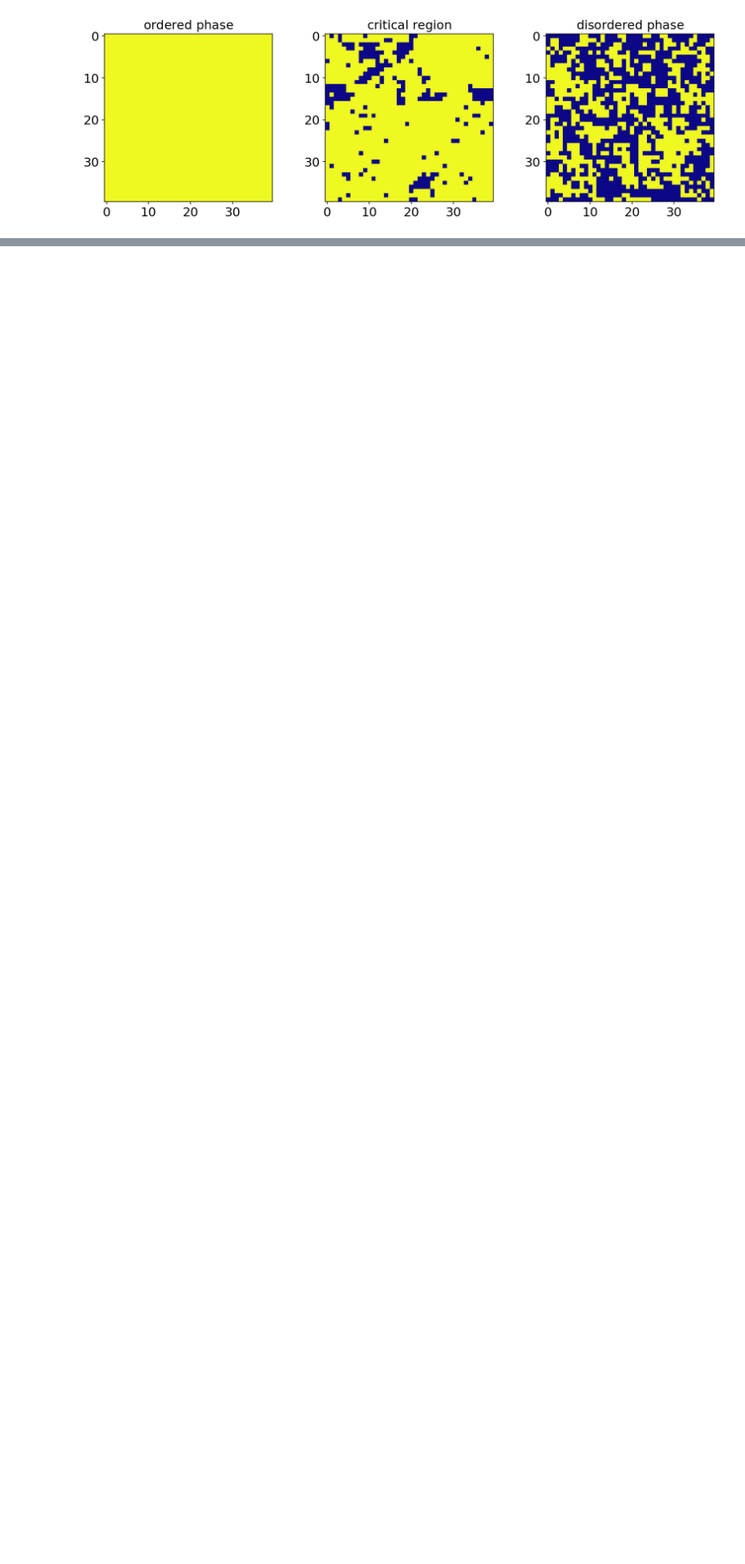
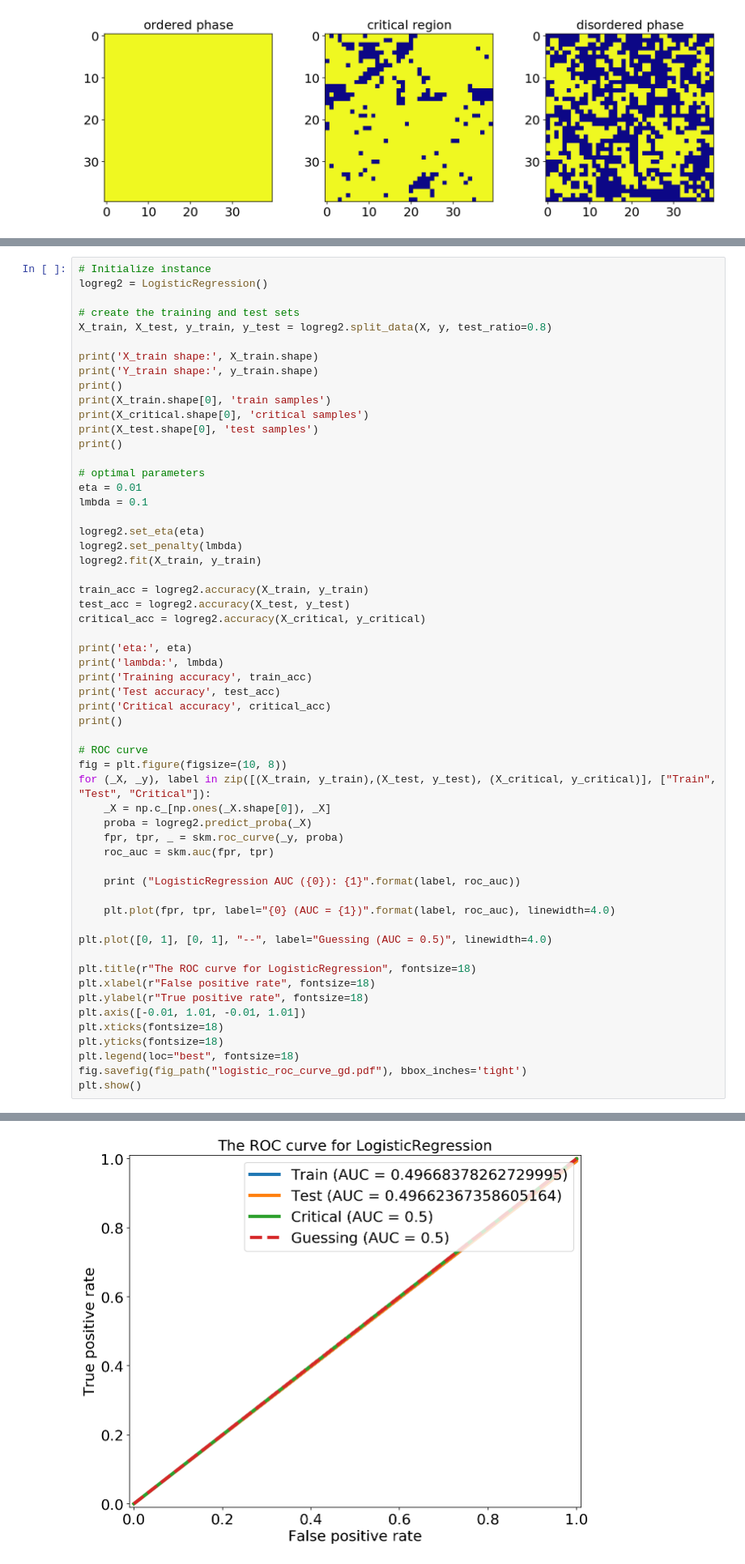
Before and after one commit to Anduron/FYS-STK4155-Project2, a Jupyter notebook: notebooks/logreg_ising.ipynb, the cells around one changed output, grey strips where cells are left out. Shown at 81% size. Drawn from its saved outputs; the diff is of its cells as text; blank space fills up the shorter version.

```diff
--- a/notebooks/logreg_ising.ipynb
+++ b/notebooks/logreg_ising.ipynb
@@ -138,0 +313,58 @@ plt.show()
+# %%
+# Initialize instance
+logreg2 = LogisticRegression()
+
+# create the training and test sets
+X_train, X_test, y_train, y_test = logreg2.split_data(X, y, test_ratio=0.8)
+
+print('X_train shape:', X_train.shape)
+print('Y_train shape:', y_train.shape)
+print()
+print(X_train.shape[0], 'train samples')
+print(X_critical.shape[0], 'critical samples')
+print(X_test.shape[0], 'test samples')
+print()
+
+# optimal parameters
+eta = 0.01
+lmbda = 0.1
+
+logreg2.set_eta(eta)
+logreg2.set_penalty(lmbda)
+logreg2.fit(X_train, y_train)
+
+train_acc = logreg2.accuracy(X_train, y_train)
+test_acc = logreg2.accuracy(X_test, y_test)
+critical_acc = logreg2.accuracy(X_critical, y_critical)
+
+print('eta:', eta)
+print('lambda:', lmbda)
+print('Training accuracy', train_acc)
+print('Test accuracy', test_acc)
+print('Critical accuracy', critical_acc)
+print()
+
+# ROC curve
+fig = plt.figure(figsize=(10, 8))
+for (_X, _y), label in zip([(X_train, y_train),(X_test, y_test), (X_critical, y_critical)], ["Train", "Test", "Critical"]):
+    _X = np.c_[np.ones(_X.shape[0]), _X]
+    proba = logreg2.predict_proba(_X)
+    fpr, tpr, _ = skm.roc_curve(_y, proba)
+    roc_auc = skm.auc(fpr, tpr)
+
+    print ("LogisticRegression AUC ({0}): {1}".format(label, roc_auc))
+
+    plt.plot(fpr, tpr, label="{0} (AUC = {1})".format(label, roc_auc), linewidth=4.0)
+
+plt.plot([0, 1], [0, 1], "--", label="Guessing (AUC = 0.5)", linewidth=4.0)
+
+plt.title(r"The ROC curve for LogisticRegression", fontsize=18)
+plt.xlabel(r"False positive rate", fontsize=18)
+plt.ylabel(r"True positive rate", fontsize=18)
+plt.axis([-0.01, 1.01, -0.01, 1.01])
+plt.xticks(fontsize=18)
+plt.yticks(fontsize=18)
+plt.legend(loc="best", fontsize=18)
+fig.savefig(fig_path("logistic_roc_curve_gd.pdf"), bbox_inches='tight')
+plt.show()
+# %% [output]
@@ -139,2 +387,3 @@ plt.show()
+[figure, added]
 # %% [markdown]
 # Train Classifier with Newton-Raphson's Method
```
Also changed, not shown: parts of 21 cells of this notebook, 28 other files.
